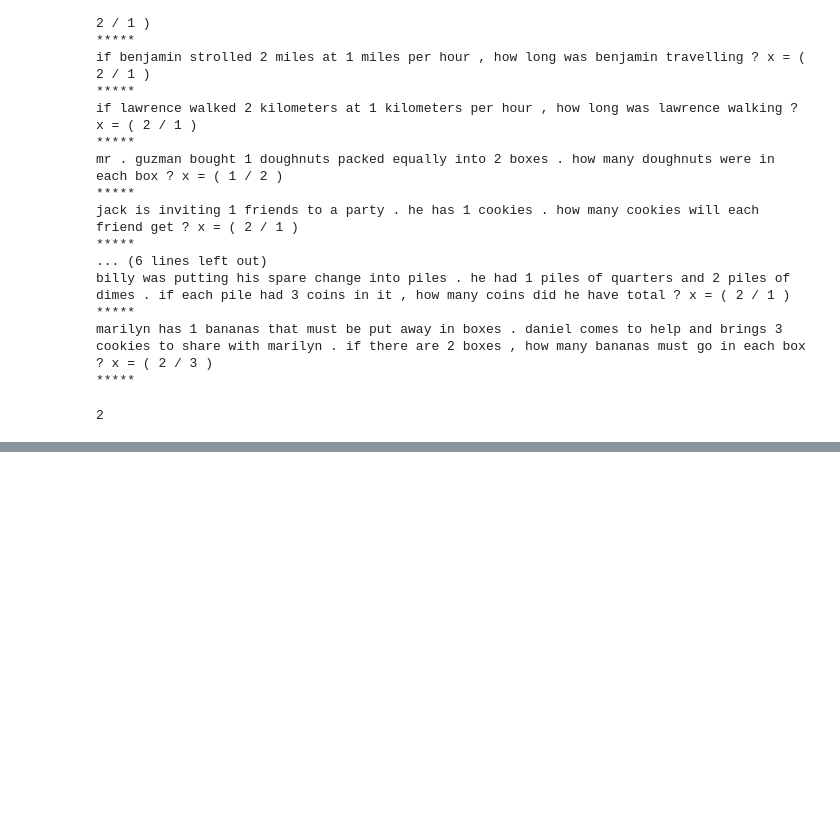
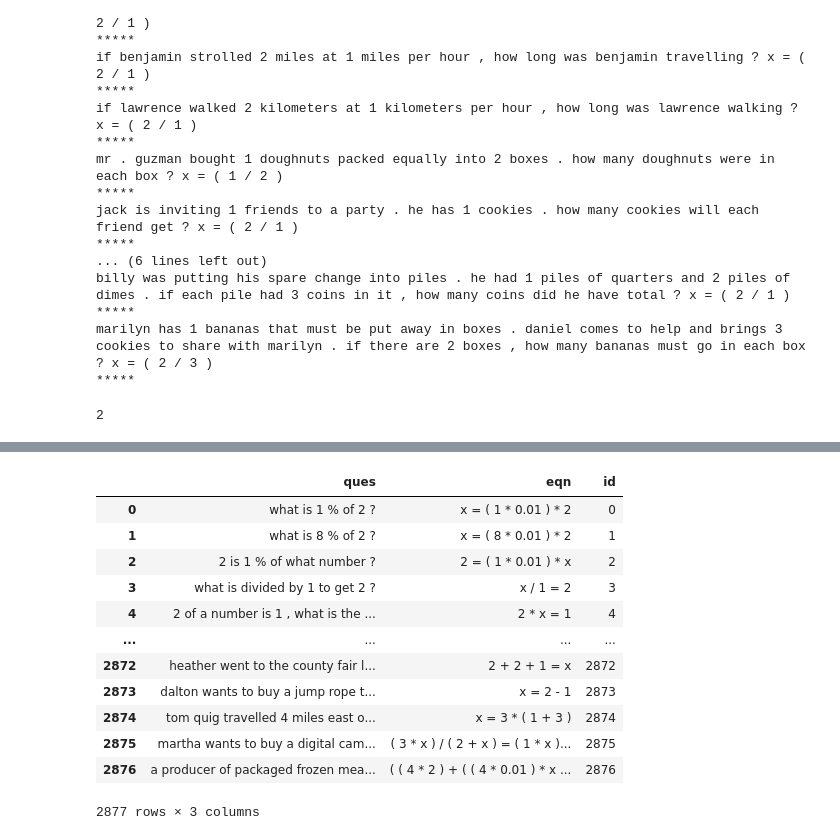
Before and after one commit to ADS-AI/mwp-ie-backend, a Jupyter notebook: preprocess.ipynb, the cells around one changed output, grey strips where cells are left out. Saved outputs shown, nothing was run; the diff lists cells and outputs as text; code cells hidden in the pictures; blank space fills up the shorter version.

```diff
--- a/preprocess.ipynb
+++ b/preprocess.ipynb
@@ -240,0 +255,2 @@ Name: tree, dtype: object
+# %%
+df_temp.drop('tree', axis = 1, inplace=True)
@@ -240,0 +267,20 @@ Name: tree, dtype: object
+# %%
+id_list = list(range(2877))
+# %%
+df_temp['id'] = id_list
+# %%
+df_temp
+# %% [output]
+|  | ques | eqn | id |
+| 0 | what is 1 % of 2 ? | x = ( 1 * 0.01 ) * 2 | 0 |
+| 1 | what is 8 % of 2 ? | x = ( 8 * 0.01 ) * 2 | 1 |
+| 2 | 2 is 1 % of what number ? | 2 = ( 1 * 0.01 ) * x | 2 |
+| 3 | what is divided by 1 to get 2 ? | x / 1 = 2 | 3 |
+| 4 | 2 of a number is 1 , what is the ... | 2 * x = 1 | 4 |
+| ... | ... | ... | ... |
+| 2872 | heather went to the county fair l... | 2 + 2 + 1 = x | 2872 |
+| 2873 | dalton wants to buy a jump rope t... | x = 2 - 1 | 2873 |
+| 2874 | tom quig travelled 4 miles east o... | x = 3 * ( 1 + 3 ) | 2874 |
+| 2875 | martha wants to buy a digital cam... | ( 3 * x ) / ( 2 + x ) = ( 1 * x )... | 2875 |
+| 2876 | a producer of packaged frozen mea... | ( ( 4 * 2 ) + ( ( 4 * 0.01 ) * x ... | 2876 |
+2877 rows × 3 columns
```
Also changed, not shown: parts of 9 cells of this notebook, 8 other files.
